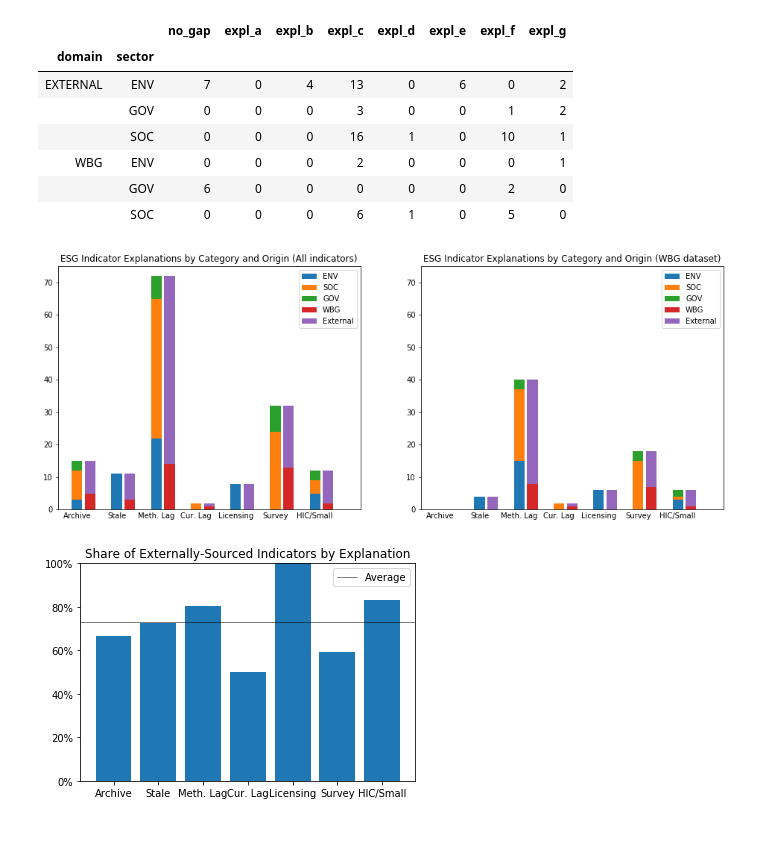
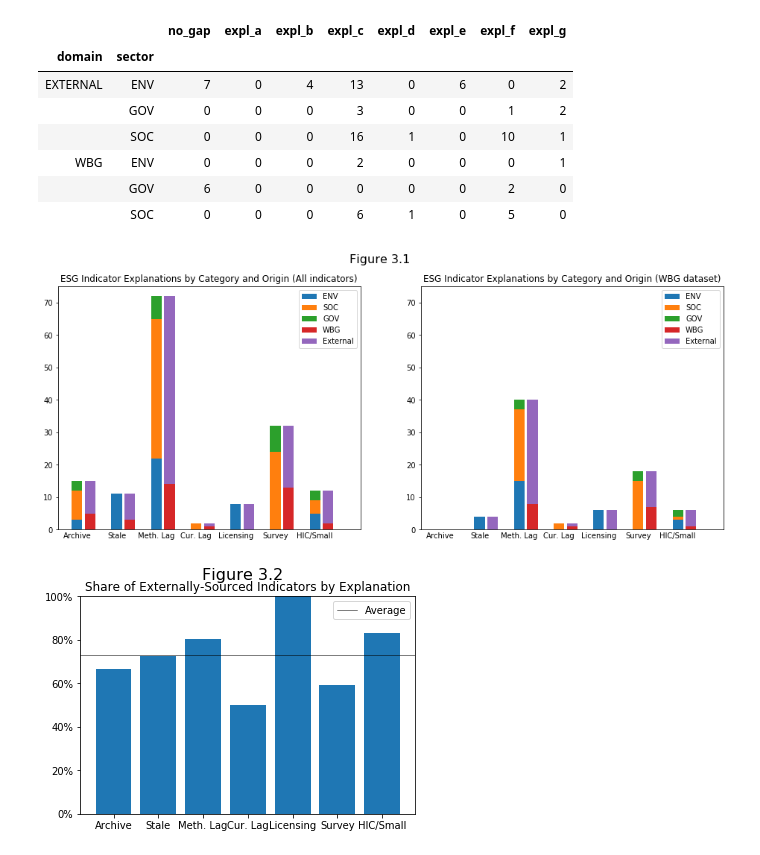
Before and after one commit to worldbank/ESG_gaps_research, a Jupyter notebook: python/summary-analysis.ipynb, the cells around one changed output. Saved outputs shown, nothing was run; the diff lists cells and outputs as text; code cells hidden in the pictures.

Commit message:
Linked figure references in python notebook with high level results to help Tony

```diff
--- a/python/summary-analysis.ipynb
+++ b/python/summary-analysis.ipynb
@@ -106,35 +99,35 @@ def every_other(n,odd=True,fill=0):
     z = list(chain.from_iterable(list(map(lambda x: [fill,x,fill], n))))
     if odd:
         z = z[1:]
         z.append(fill)
 
     return z
 
 def plot_esg(limit):
     esg2 = esg[(esg['wbgv1']==1) | (not limit)]
     sector_data = esg2.groupby(['sector']).sum()[expl_a_g]
     origin_data = esg2.groupby(['domain']).sum()[expl_a_g]
     sx = range(0,len(sector_data.columns)*3)
 
     pEnv = plt.bar(sx, every_other(sector_data.loc['ENV']))
     pSoc = plt.bar(sx, every_other(sector_data.loc['SOC']),bottom=every_other(sector_data.loc['ENV']))
     pGov = plt.bar(sx, every_other(sector_data.loc['GOV']),bottom=every_other(sector_data.loc['ENV']+sector_data.loc['SOC']))
     pWbg = plt.bar(sx, every_other(origin_data.loc['WBG'],False))
     pExt = plt.bar(sx, every_other(origin_data.loc['EXTERNAL'],False),bottom=every_other(origin_data.loc['WBG'],False))
     plt.xticks(sx, labels=every_other(['Archive', 'Stale', 'Meth. Lag', 'Cur. Lag', 'Licensing', 'Survey', 'HIC/Small'],fill=None))
     plt.tick_params(axis='x', length=0)
     plt.ylim(0, 75)
 
     plt.legend((pEnv, pSoc, pGov,pWbg, pExt), ('ENV', 'SOC', 'GOV', 'WBG', 'External'))
     plt.title('ESG Indicator Explanations by Category and Origin ({})'.format('WBG dataset' if limit else 'All indicators'))
 
-plt.figure(figsize=(16,6))
+plt.figure(figsize=(16,6)).suptitle('Figure 3.1', fontsize=16)
 plt.subplot(1, 2, 1)
 plot_esg(False)
 plt.subplot(1, 2, 2)
 plot_esg(True)
 # %% [output]
-[figure, old version]
+[figure, new version]
 # %%
 import matplotlib.ticker as ticker
 
@@ -153,12 +146,12 @@ esg2 = esg.groupby('domain').sum()[expl_a_g]
 for i in esg2.columns:
     esg2[i] = esg2[i] / esg2[i].sum()
 
-plt.figure()
+plt.figure().suptitle('Figure 3.2', fontsize=16)
 plot_shares(plt.subplot(), esg2.columns, esg2.loc['EXTERNAL'], work.loc['EXTERNAL', 'Total'])
 plt.title('Share of Externally-Sourced Indicators by Explanation')
 plt.show()
 # %% [output]
-[figure, old version]
+[figure, new version]
 # %%
 
 esg2 = esg.groupby('sector').sum().reindex(['ENV', 'SOC', 'GOV'])[expl_a_g]
```
Also changed, not shown: parts of 2 cells of this notebook, 1 other file.
